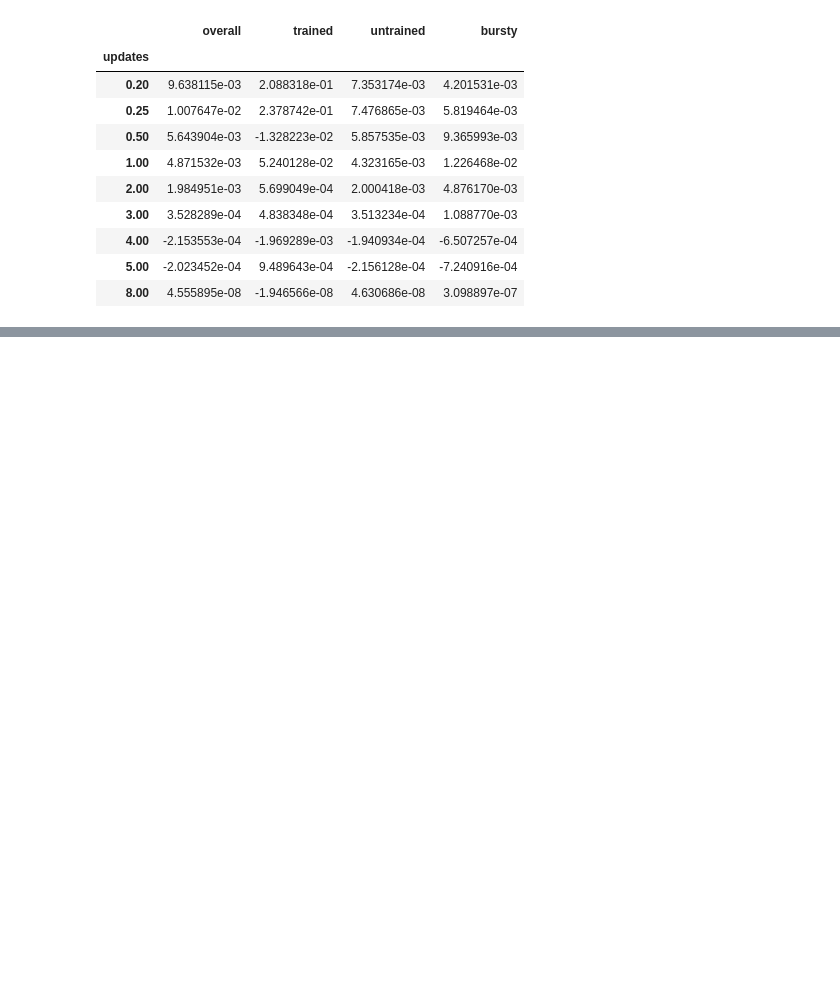
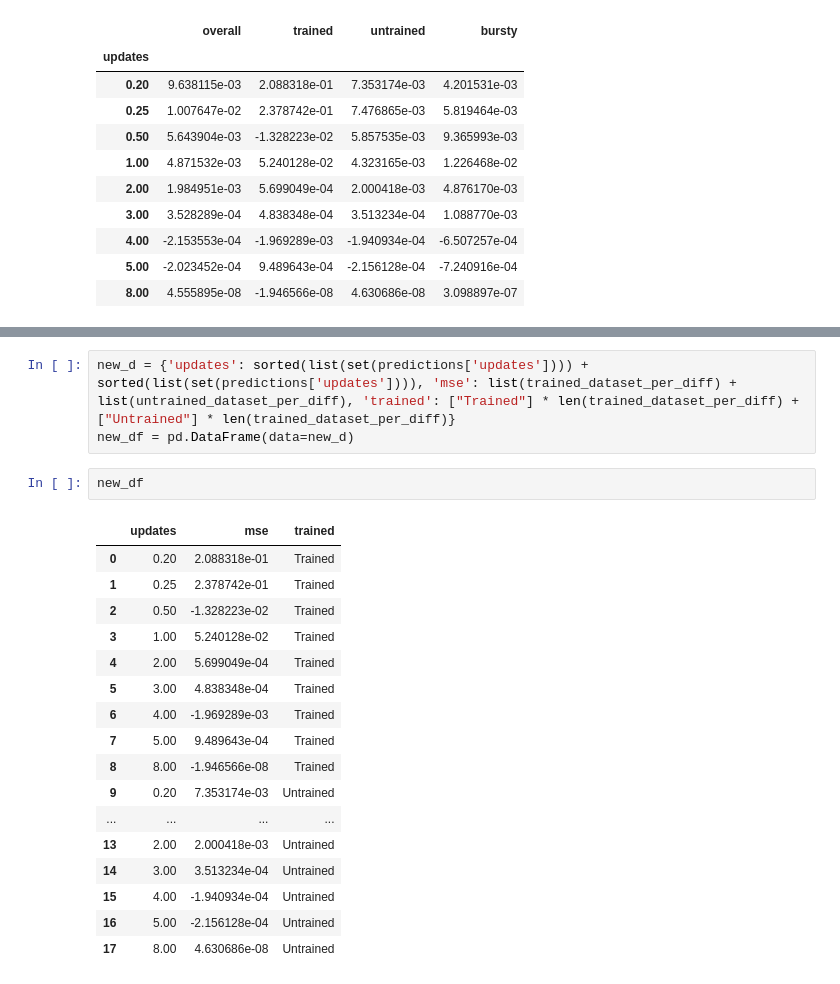
Before and after one commit to feature-store/experiments, a Jupyter notebook: nb/1026_Findings.ipynb, the cells around one changed output, grey strips where cells are left out. Saved outputs shown, nothing was run; the diff lists cells and outputs as text; blank space fills up the shorter version.

```diff
--- a/nb/1026_Findings.ipynb
+++ b/nb/1026_Findings.ipynb
@@ -113,0 +194,23 @@ conclusion_df
+# %%
+new_d = {'updates': sorted(list(set(predictions['updates']))) + sorted(list(set(predictions['updates']))), 'mse': list(trained_dataset_per_diff) + list(untrained_dataset_per_diff), 'trained': ["Trained"] * len(trained_dataset_per_diff) + ["Untrained"] * len(trained_dataset_per_diff)}
+new_df = pd.DataFrame(data=new_d)
+# %%
+new_df
+# %% [output]
+|  | updates | mse | trained |
+| 0 | 0.20 | 2.088318e-01 | Trained |
+| 1 | 0.25 | 2.378742e-01 | Trained |
+| 2 | 0.50 | -1.328223e-02 | Trained |
+| 3 | 1.00 | 5.240128e-02 | Trained |
+| 4 | 2.00 | 5.699049e-04 | Trained |
+| 5 | 3.00 | 4.838348e-04 | Trained |
+| 6 | 4.00 | -1.969289e-03 | Trained |
+| 7 | 5.00 | 9.489643e-04 | Trained |
+| 8 | 8.00 | -1.946566e-08 | Trained |
+| 9 | 0.20 | 7.353174e-03 | Untrained |
+| ... | ... | ... | ... |
+| 13 | 2.00 | 2.000418e-03 | Untrained |
+| 14 | 3.00 | 3.513234e-04 | Untrained |
+| 15 | 4.00 | -1.940934e-04 | Untrained |
+| 16 | 5.00 | -2.156128e-04 | Untrained |
+| 17 | 8.00 | 4.630686e-08 | Untrained |
```
Also changed, not shown: parts of 11 cells of this notebook.
